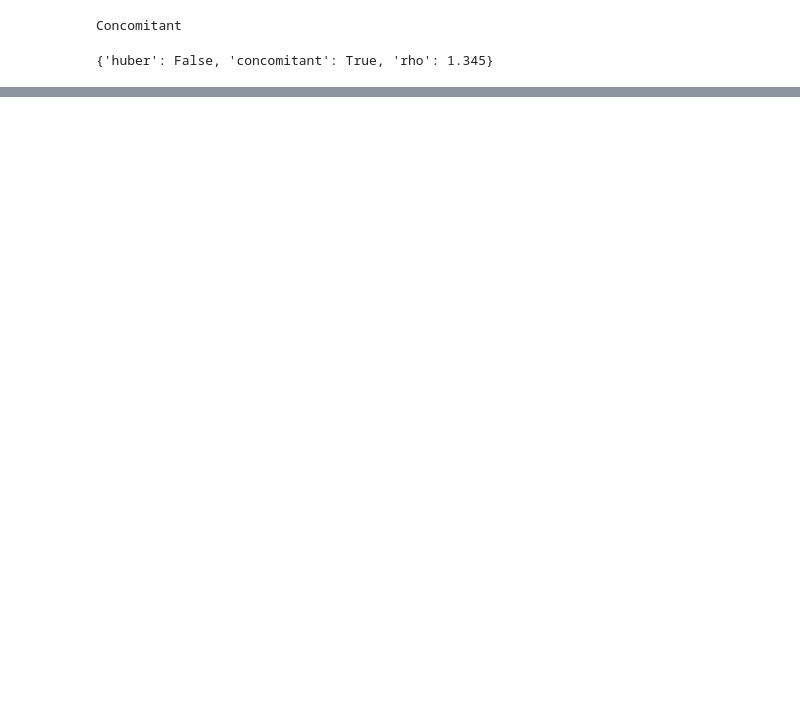
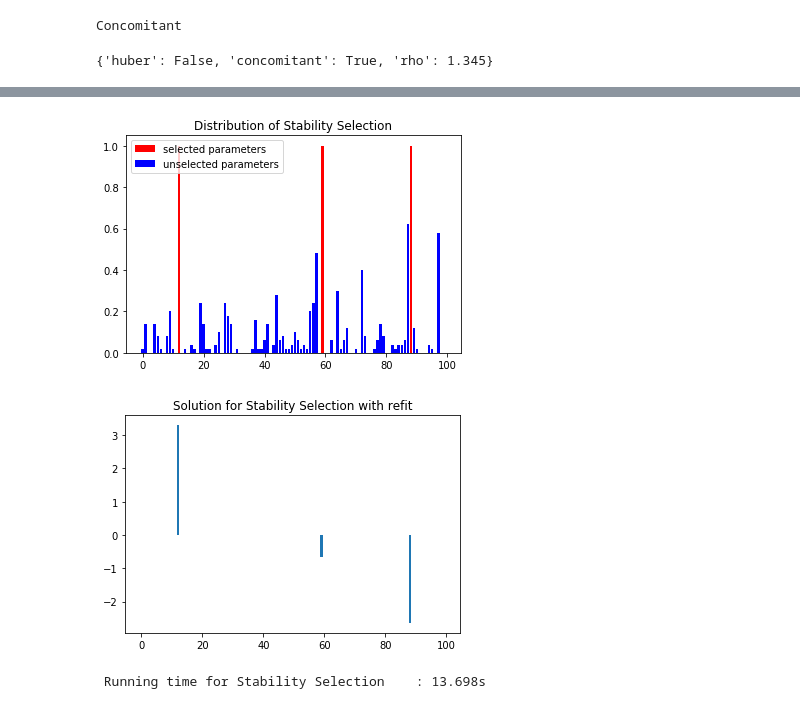
Before and after one commit to Leo-Simpson/c-lasso, a Jupyter notebook: new structure.ipynb, the cells around one changed output, grey strips where cells are left out. Drawn from its saved outputs; the diff is of its cells as text; code cells hidden in the pictures; blank space fills up the shorter version.

```diff
--- a/new structure.ipynb
+++ b/new structure.ipynb
@@ -94,0 +115,6 @@ problem.model_selection.SSparameters.__dict__
+# %%
+problem.solution.SS
+# %% [output]
+[figure, added]
+[figure, added]
+ Running time for Stability Selection    : 13.698s
```
Also changed, not shown: parts of 17 cells of this notebook.
